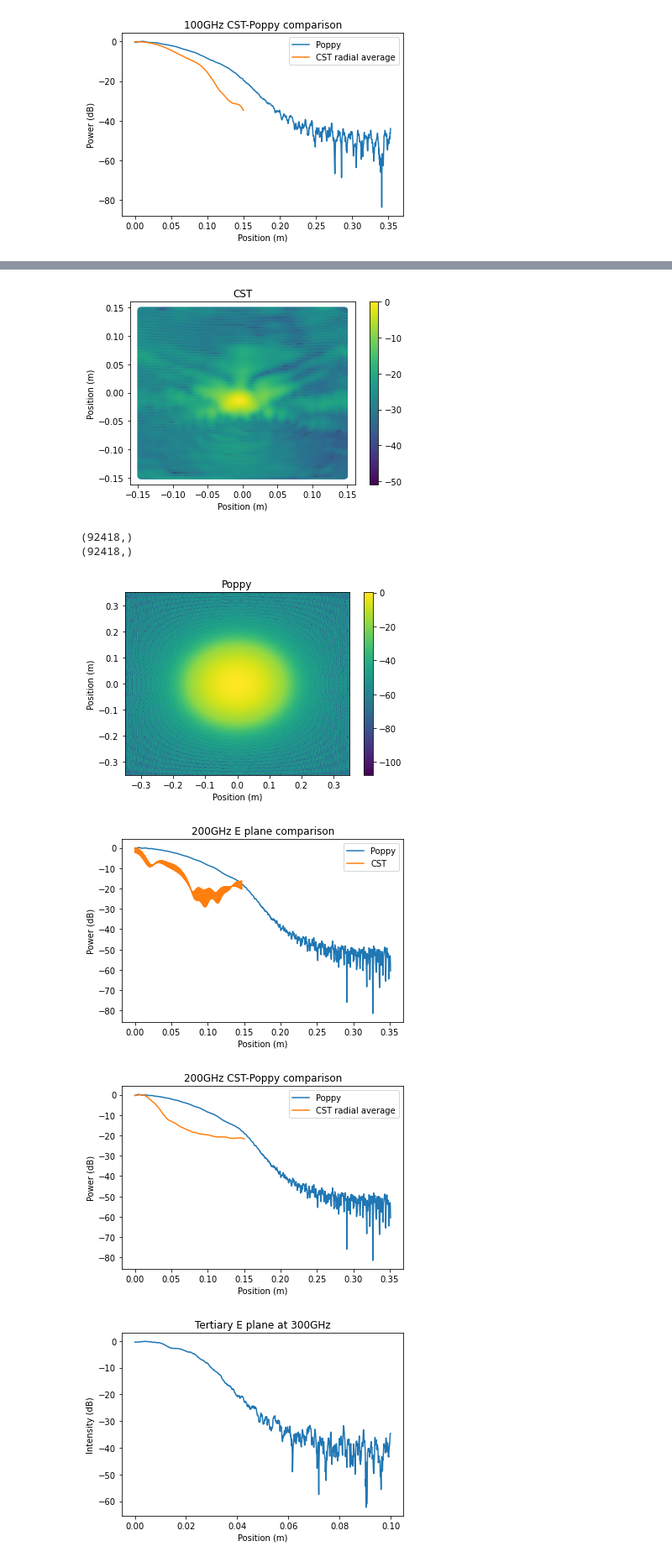
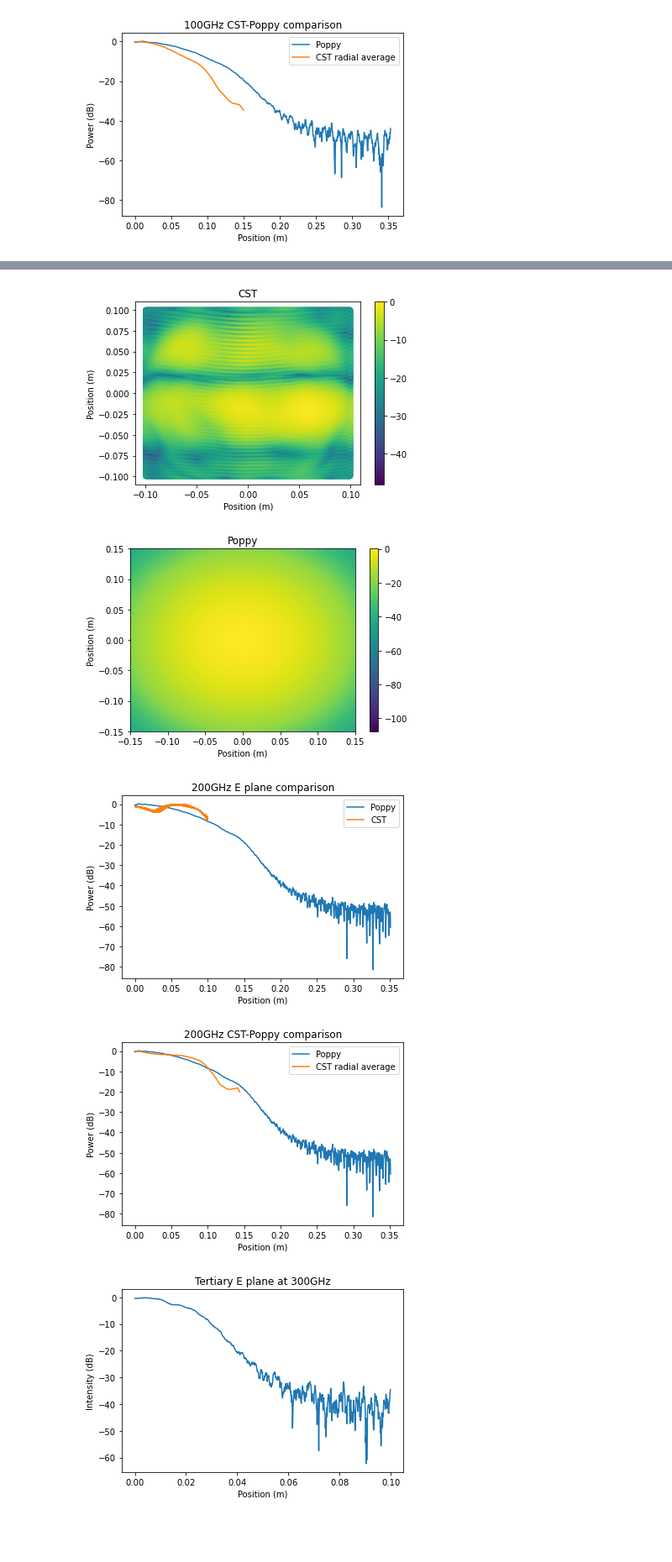
Before and after one commit to GageSiebert/EXCLAIM_Optics, a Jupyter notebook: multifreq_CST_analog.ipynb, the cells around one changed output, grey strips where cells are left out. Shown at 84% size. Saved outputs shown, nothing was run; the diff lists cells and outputs as text; code cells hidden in the pictures; blank space fills up the shorter version.

```diff
--- a/multifreq_CST_analog.ipynb
+++ b/multifreq_CST_analog.ipynb
@@ -307,9 +308,10 @@ plt.show()
 [figure]
 # %%
 import math
-xpos=np.loadtxt('../EXCLAIM_Optics/EXCLAIM_Data/USrun42minusrun43/xpos.txt')
-zpos=np.loadtxt('../EXCLAIM_Optics/EXCLAIM_Data/USrun42minusrun43/zpos.txt')
-power=np.loadtxt('../EXCLAIM_Optics/EXCLAIM_Data/USrun42minusrun43/power.txt')
+#run13 is 100GHz and run18 is 200GHz
+xpos=np.loadtxt('../EXCLAIM_Optics/EXCLAIM_Data/US2run18/xpos.txt')
+zpos=np.loadtxt('../EXCLAIM_Optics/EXCLAIM_Data/US2run18/zpos.txt')
+power=np.loadtxt('../EXCLAIM_Optics/EXCLAIM_Data/US2run18/power.txt')
 
 xpos=xpos/100 # convert from cm to m
 zpos=zpos/100
@@ -321,14 +323,18 @@ fig.colorbar(c,ax=ax)
 plt.title('CST')
 plt.xlabel('Position (m)')
 plt.ylabel('Position (m)')
+plt.savefig("CST_200GHz.png")
 plt.show()
 
 plt.pcolormesh(x2,y2,10*np.log10(pop_power))
 #plt.scatter(x2,y2,10*np.log10(pop_power))
 plt.colorbar()
 plt.title('Poppy')
+plt.xlim([-0.15, 0.15])
+plt.ylim([-0.15, 0.15])
 plt.xlabel('Position (m)')
 plt.ylabel('Position (m)')
+plt.savefig("Poppy_200GHz.png")
 plt.show()
 
 Epos=np.zeros(len(xpos))
@@ -353,6 +359,7 @@ plt.title('200GHz E plane comparison')
 plt.xlabel('Position (m)')
 plt.ylabel('Power (dB)')
 plt.legend()
+#plt.savefig("Eplane_200GHz_comparison.png")
 plt.show()
 
 radii=np.linspace(0,0.15)
@@ -364,39 +371,38 @@ for it in np.arange(0,len(xpos)):
     r=np.sqrt(xpos[it]**2+zpos[it]**2)
     idx=int(math.floor(r*50/0.15))
     if idx < 50:
         radialpow[idx] += power[it]
         radialnorm[idx] += 1
     #while done==False:
     #    if r <radii[rit]:
     #        radialpow += power[it]
     #        radialnorm += 1
     #        done==True
     #    elif rit==49: #number of it s in linspace less one
     #        done==True
     #    else:
     #        rit +=1
 
 
 for it in np.arange(0,len(radii)):
     radialpow[it]=radialpow[it]/radialnorm[it] # convert from total to mean power
 
 maxrpow=max(10*np.log10(radialpow))
 radialpow=10*np.log10(radialpow)-maxrpow # convert to normalized dB
 
 plt.plot(x2[pop_power.shape[1]//2,1024:], 10*np.log10(pop_power[pop_power.shape[1]//2,1024:]),label='Poppy')
 plt.plot(radii,radialpow,label='CST radial average')
 plt.title('200GHz CST-Poppy comparison')
 plt.xlabel('Position (m)')
 plt.ylabel('Power (dB)')
 plt.legend()
+#plt.savefig("Eplane_RadialAverage_200GHz_comparison.png")
 plt.show()
 # %% [output]
-[figure, old version]
+[figure, new version]
-(92418,)
-(92418,)
-[figure, old version]
+[figure, new version]
-[figure, old version]
+[figure, new version]
-[figure, old version]
+[figure, new version]
 # %%
 # From lens to primary... @ 300GHz
 import numpy as np
```
Also changed, not shown: parts of 2 cells of this notebook, 11 other files.
